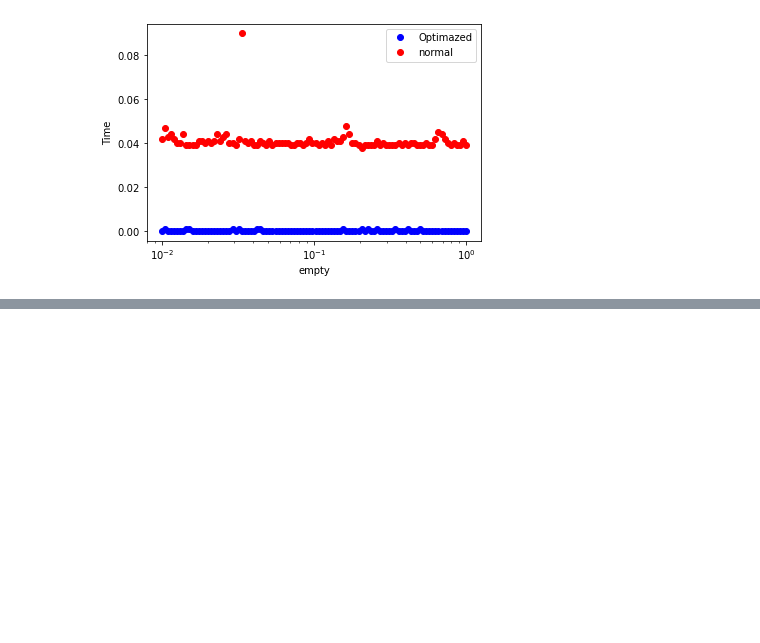
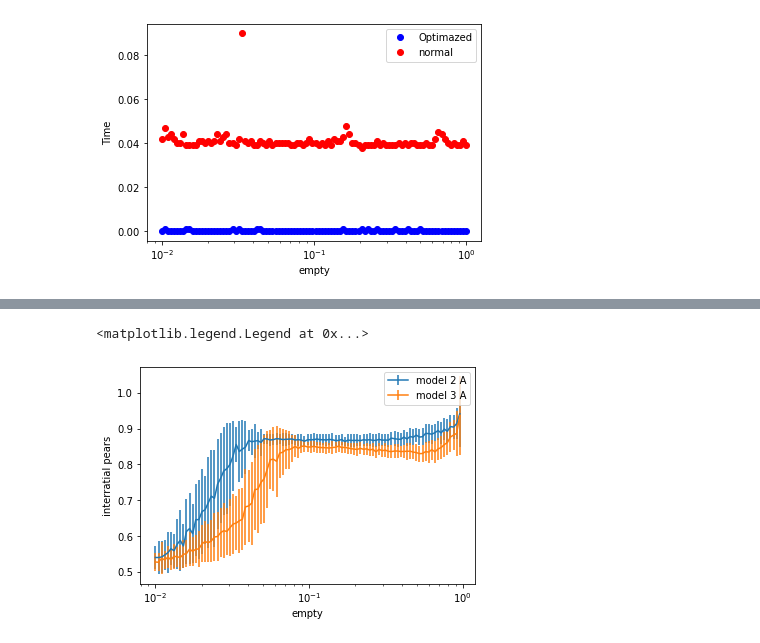
Before and after one commit to quimort/schellings-model, a Jupyter notebook: analisis.ipynb, the cells around one changed output, grey strips where cells are left out. Saved outputs shown, nothing was run; the diff lists cells and outputs as text; code cells hidden in the pictures; blank space fills up the shorter version.

```diff
--- a/analisis.ipynb
+++ b/analisis.ipynb
@@ -65,0 +66,10 @@ plt.legend()
+# %%
+plt.errorbar(df2.index,1-df2['mean interratial pears final A'],yerr=deviation2['mean interratial pears final A'],label="model 2 A")
+plt.errorbar(df3.index,1-df3['mean interratial pears final A'],yerr=deviation3['mean interratial pears final A'],label="model 3 A")
+plt.xlabel("empty")
+plt.ylabel("interratial pears")
+plt.xscale('log')
+plt.legend()
+# %% [output]
+<matplotlib.legend.Legend at 0x...>
+[figure, added]
```
Also changed, not shown: parts of 5 cells of this notebook, 2 other files.
